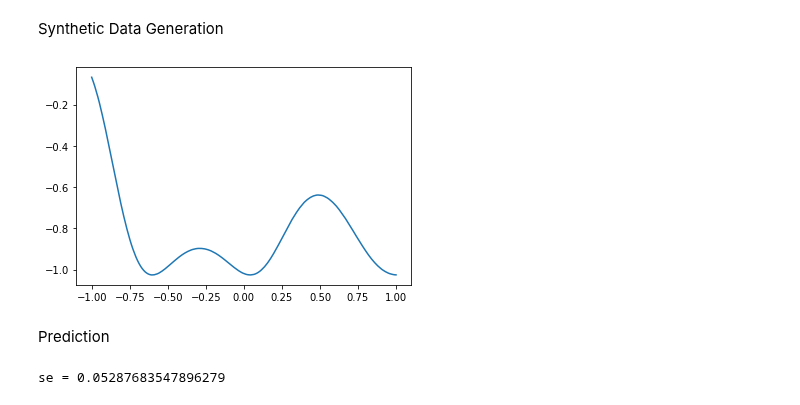
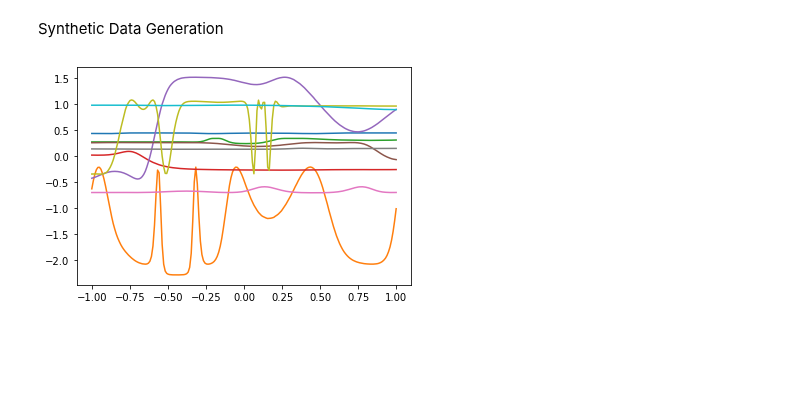
Before and after one commit to mingdeyu/DGP, a Jupyter notebook: demo.ipynb, the cells around one changed output. Saved outputs shown, nothing was run; the diff lists cells and outputs as text; code cells hidden in the pictures; blank space fills up the shorter version.

```diff
--- a/demo.ipynb
+++ b/demo.ipynb
@@ -8,18 +8,16 @@ import seaborn as sns
 # %% [markdown]
 Synthetic Data Generation
 # %%
-ker1=kernel(length=np.array([1]),scale=1,nugget=1e-6,name='sexp',zero_mean=1)
-ker2=kernel(length=np.array([1]),scale=1,nugget=1e-6,name='sexp',zero_mean=1)
-#ker3=kernel(length=np.array([1]),scale=1,nugget=1e-6,name='sexp',zero_mean=1)
-ker_all=combine(ker1,ker2)
+ker1=kernel(length=np.array([1]),scale=1,nugget=1e-8,name='sexp')
+ker2=kernel(length=np.array([1]),scale=1,nugget=1e-8,name='sexp')
+ker3=kernel(length=np.array([1]),scale=1,nugget=1e-8,name='sexp')
+ker_all=combine(ker1,ker2,ker3,ker3,ker3,ker3)
 # %%
 n=200
-N=1
+N=10
 data=np.linspace(-1,1,n)[:,None]
 syn=path(data,ker_all)
 samp=syn.generate(N)
 p=plt.plot(data,samp)
 # %% [output]
-[figure, old version]
+[figure, new version]
-# %% [markdown]
-Prediction
@@ -31,5 +23,0 @@ m=dgp(in_dat,out_dat,ker_all)
-# %%
-z=np.linspace(-1,1,100)[:,None].reshape(-1,1)
-mu,var=m.predict(z, N=500, burnin=0,method='mean_var')
-# %% [output]
-se = 0.05287683547896279
```
Also changed, not shown: parts of 15 cells of this notebook, 2 other files.
